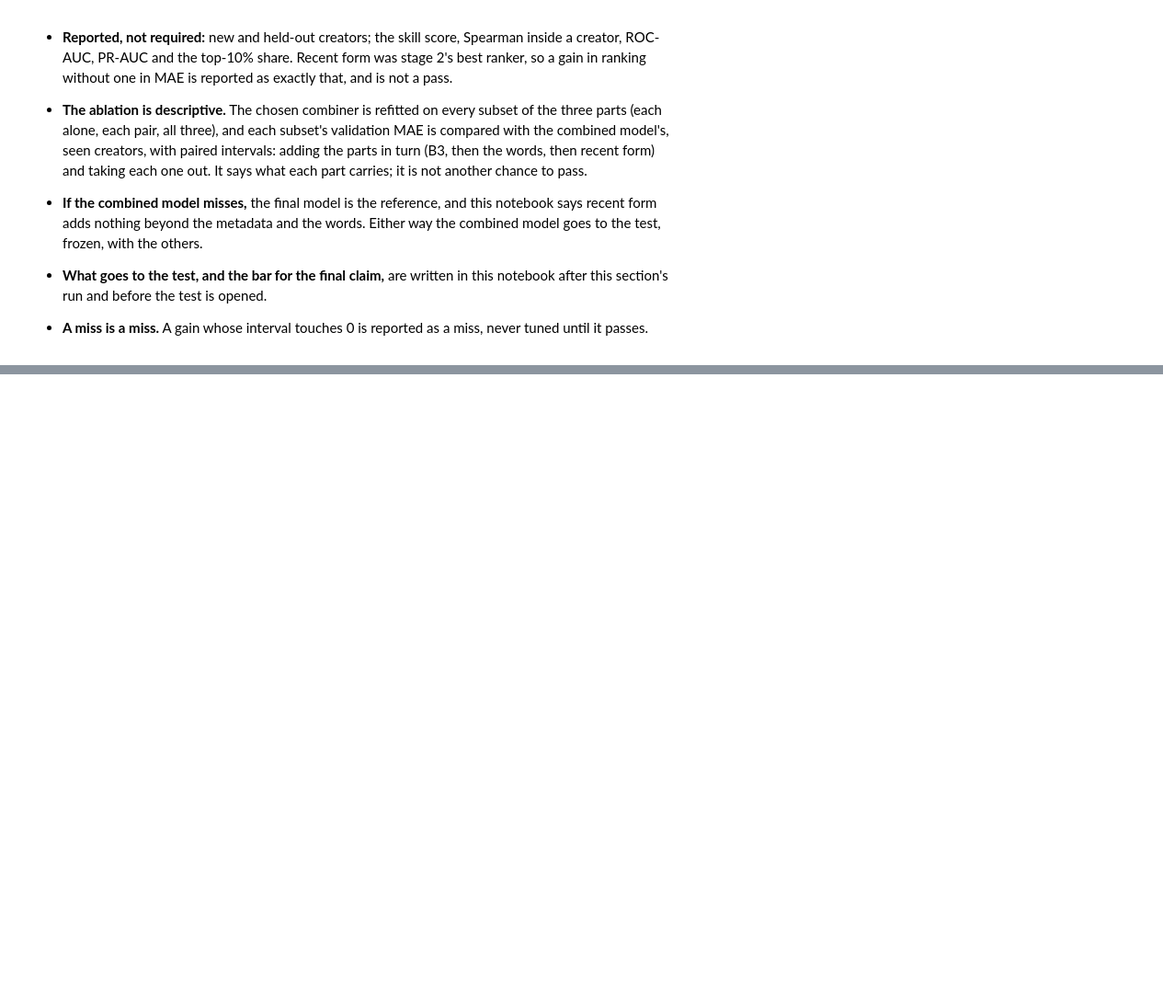
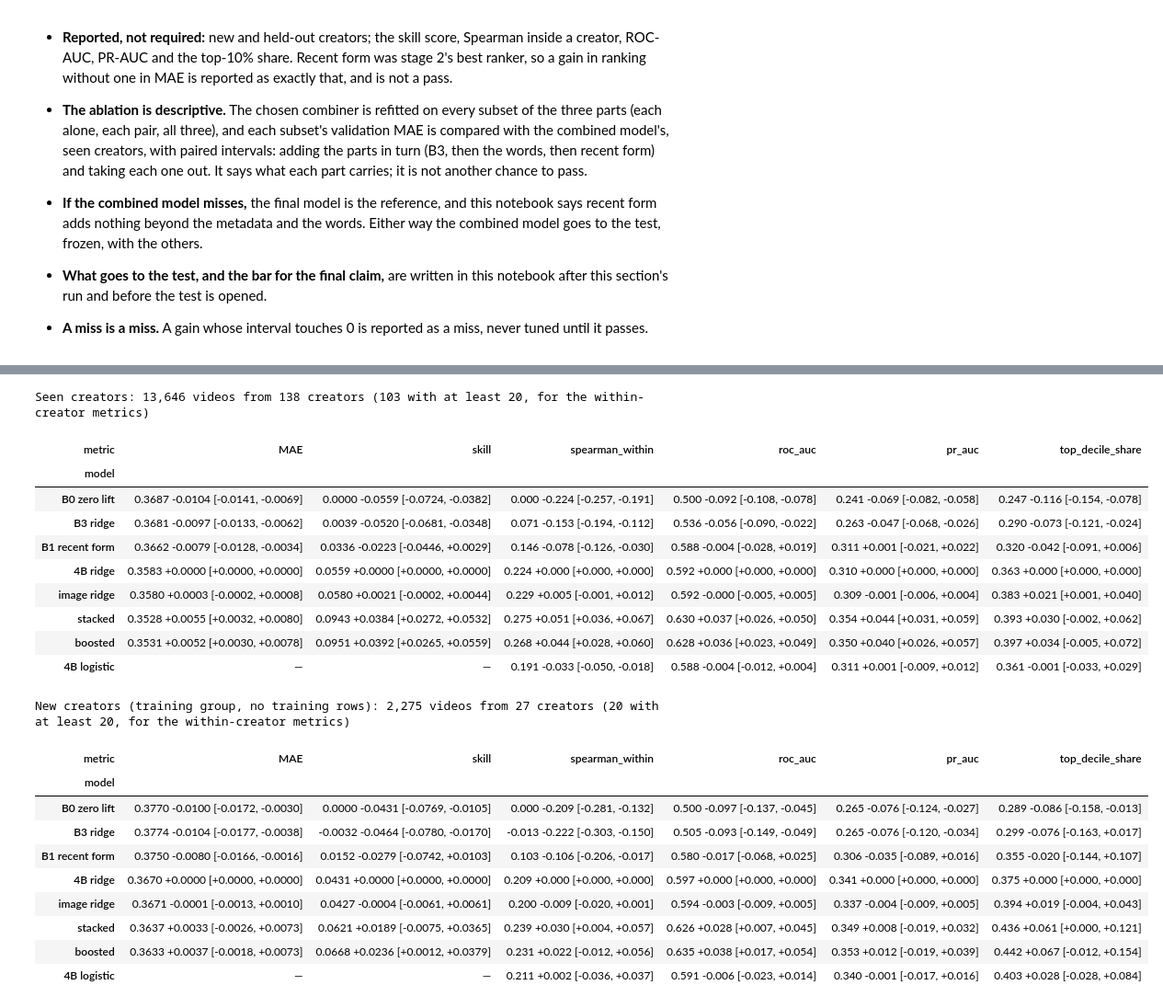
Before and after one commit to saricmilos/share-rate-prediction, a Jupyter notebook: notebooks/05_results.ipynb, the cells around one changed output, grey strips where cells are left out. Shown at 92% size. Drawn from its saved outputs; the diff is of its cells as text; code cells hidden in the pictures; blank space fills up the shorter version.

```diff
--- a/notebooks/05_results.ipynb
+++ b/notebooks/05_results.ipynb
@@ -76,0 +296,19 @@ This cell was written, and committed, before any combined model was fitted or sc
+# %%
+b3_part = predictions["B3 ridge"].copy()  # validation rows: the full fits
+words_part = words.copy()
+for k in range(5):
+    held = folds == k
+    b3_k = b3_model().fit(features[training & ~held], lift[training & ~held])  # B3 on the other four folds
+    b3_pred = b3_k.predict(features)
+    w, b = gram_text.fit(lift - b3_pred, TEXT_ALPHA, leave_out=k)  # the words head on what that B3 leaves
+    b3_part[held] = b3_pred[held]
+    words_part[held] = gram_text.predict(w, b, held)
+assert ((folds >= 0) == training).all()  # every training row got its out-of-fold parts
+reference_oof = b3_part + words_part  # B3 + 4B ridge, out of fold on the training rows
+
+print(f"B3 + 4B ridge misses the training rows by {mae(predictions['4B ridge'], training):.4f} in sample and "
+      f"{mae(reference_oof, training):.4f} out of fold")
+print(f"The words' correction on the training rows: standard deviation {words[training].std():.4f} in sample, "
+      f"{words_part[training].std():.4f} out of fold; on validation {words[validation].std():.4f}")
+assert round(mae(reference_oof, training), 4) == 0.3600  # notebook 04_image, cell 23
+del gram_text  # 2 GB of X'X: the folds are done, and the full fit's weights are kept
@@ -76,0 +497,61 @@ This cell was written, and committed, before any combined model was fitted or sc
+# %%
+LIFT_METRICS = ["MAE", "skill"]  # need a lift; the others only need an order
+DIGITS = {"MAE": 4, "skill": 4}
+MODELS = ["B0 zero lift", "B3 ridge", "B1 recent form", "4B ridge", "image ridge", "stacked", "boosted", "4B logistic"]
+
+
+def score_table(preds, rows, base, y=None, who=None):
+    # Every metric for every prediction on `rows`, with the paired gain over `base`; logistic scores skip MAE and skill
+    y = lift if y is None else y
+    who = creator if who is None else who
+    out = []
+    for metric_name, (metric, lower_is_better) in METRICS.items():
+        chosen = {m: p[rows] for m, p in preds.items() if metric_name not in LIFT_METRICS or "logistic" not in m}
+        table = paired_creator_bootstrap(metric, y[rows], chosen, who[rows], base=base,
+                                         lower_is_better=lower_is_better, n_boot=N_BOOT, seed=SEED)
+        out.append(table.assign(metric=metric_name).rename_axis("model").reset_index())
+    return pd.concat(out, ignore_index=True)
+
+
+def cell(row):
+    digits = DIGITS.get(row.metric, 3)
+    gain, low, high = row.gain + 0.0, row.gain_low + 0.0, row.gain_high + 0.0  # + 0.0 turns -0.0 into 0.0
+    return f"{row.value:.{digits}f}  {gain:+.{digits}f} [{low:+.{digits}f}, {high:+.{digits}f}]"
+
+
+def show(table, order):
+    display(table.assign(text=table.apply(cell, axis=1)).pivot(index="model", columns="metric", values="text")
+            .reindex(index=order, columns=list(METRICS)).fillna("—"))
+
+
+every = predictions | scores
+validation_tables = {}
+for g in GROUPS:
+    rows = validation & (group == g)
+    print(f"\n{GROUP_NAMES[g]}: {rows.sum():,} videos from {len(set(creator[rows]))} creators "
+          f"({eligible_creators(pd.factorize(creator[rows])[0])} with at least 20, for the within-creator metrics)")
+    validation_tables[g] = score_table({m: every[m] for m in MODELS}, rows, base="4B ridge")
+    show(validation_tables[g], MODELS)
+# %% [output]
+Seen creators: 13,646 videos from 138 creators (103 with at least 20, for the within-creator metrics)
+| metric | MAE | skill | spearman_within | roc_auc | pr_auc | top_decile_share |
+| model |  |  |  |  |  |  |
+| B0 zero lift | 0.3687 -0.0104 [-0.0141, -0.0069] | 0.0000 -0.0559 [-0.0724, -0.0382] | 0.000 -0.224 [-0.257, -0.191] | 0.500 -0.092 [-0.108, -0.078] | 0.241 -0.069 [-0.082, -0.058] | 0.247 -0.116 [-0.154, -0.078] |
+| B3 ridge | 0.3681 -0.0097 [-0.0133, -0.0062] | 0.0039 -0.0520 [-0.0681, -0.0348] | 0.071 -0.153 [-0.194, -0.112] | 0.536 -0.056 [-0.090, -0.022] | 0.263 -0.047 [-0.068, -0.026] | 0.290 -0.073 [-0.121, -0.024] |
+| B1 recent form | 0.3662 -0.0079 [-0.0128, -0.0034] | 0.0336 -0.0223 [-0.0446, +0.0029] | 0.146 -0.078 [-0.126, -0.030] | 0.588 -0.004 [-0.028, +0.019] | 0.311 +0.001 [-0.021, +0.022] | 0.320 -0.042 [-0.091, +0.006] |
+| 4B ridge | 0.3583 +0.0000 [+0.0000, +0.0000] | 0.0559 +0.0000 [+0.0000, +0.0000] | 0.224 +0.000 [+0.000, +0.000] | 0.592 +0.000 [+0.000, +0.000] | 0.310 +0.000 [+0.000, +0.000] | 0.363 +0.000 [+0.000, +0.000] |
+| image ridge | 0.3580 +0.0003 [-0.0002, +0.0008] | 0.0580 +0.0021 [-0.0002, +0.0044] | 0.229 +0.005 [-0.001, +0.012] | 0.592 -0.000 [-0.005, +0.005] | 0.309 -0.001 [-0.006, +0.004] | 0.383 +0.021 [+0.001, +0.040] |
+| stacked | 0.3528 +0.0055 [+0.0032, +0.0080] | 0.0943 +0.0384 [+0.0272, +0.0532] | 0.275 +0.051 [+0.036, +0.067] | 0.630 +0.037 [+0.026, +0.050] | 0.354 +0.044 [+0.031, +0.059] | 0.393 +0.030 [-0.002, +0.062] |
+| boosted | 0.3531 +0.0052 [+0.0030, +0.0078] | 0.0951 +0.0392 [+0.0265, +0.0559] | 0.268 +0.044 [+0.028, +0.060] | 0.628 +0.036 [+0.023, +0.049] | 0.350 +0.040 [+0.026, +0.057] | 0.397 +0.034 [-0.005, +0.072] |
+| 4B logistic | — | — | 0.191 -0.033 [-0.050, -0.018] | 0.588 -0.004 [-0.012, +0.004] | 0.311 +0.001 [-0.009, +0.012] | 0.361 -0.001 [-0.033, +0.029] |
+New creators (training group, no training rows): 2,275 videos from 27 creators (20 with at least 20, for the within-creator metrics)
+| metric | MAE | skill | spearman_within | roc_auc | pr_auc | top_decile_share |
+| model |  |  |  |  |  |  |
+| B0 zero lift | 0.3770 -0.0100 [-0.0172, -0.0030] | 0.0000 -0.0431 [-0.0769, -0.0105] | 0.000 -0.209 [-0.281, -0.132] | 0.500 -0.097 [-0.137, -0.045] | 0.265 -0.076 [-0.124, -0.027] | 0.289 -0.086 [-0.158, -0.013] |
+| B3 ridge | 0.3774 -0.0104 [-0.0177, -0.0038] | -0.0032 -0.0464 [-0.0780, -0.0170] | -0.013 -0.222 [-0.303, -0.150] | 0.505 -0.093 [-0.149, -0.049] | 0.265 -0.076 [-0.120, -0.034] | 0.299 -0.076 [-0.163, +0.017] |
+| B1 recent form | 0.3750 -0.0080 [-0.0166, -0.0016] | 0.0152 -0.0279 [-0.0742, +0.0103] | 0.103 -0.106 [-0.206, -0.017] | 0.580 -0.017 [-0.068, +0.025] | 0.306 -0.035 [-0.089, +0.016] | 0.355 -0.020 [-0.144, +0.107] |
+| 4B ridge | 0.3670 +0.0000 [+0.0000, +0.0000] | 0.0431 +0.0000 [+0.0000, +0.0000] | 0.209 +0.000 [+0.000, +0.000] | 0.597 +0.000 [+0.000, +0.000] | 0.341 +0.000 [+0.000, +0.000] | 0.375 +0.000 [+0.000, +0.000] |
+| image ridge | 0.3671 -0.0001 [-0.0013, +0.0010] | 0.0427 -0.0004 [-0.0061, +0.0061] | 0.200 -0.009 [-0.020, +0.001] | 0.594 -0.003 [-0.009, +0.005] | 0.337 -0.004 [-0.009, +0.005] | 0.394 +0.019 [-0.004, +0.043] |
+| stacked | 0.3637 +0.0033 [-0.0026, +0.0073] | 0.0621 +0.0189 [-0.0075, +0.0365] | 0.239 +0.030 [+0.004, +0.057] | 0.626 +0.028 [+0.007, +0.045] | 0.349 +0.008 [-0.019, +0.032] | 0.436 +0.061 [+0.000, +0.121] |
+| boosted | 0.3633 +0.0037 [-0.0018, +0.0073] | 0.0668 +0.0236 [+0.0012, +0.0379] | 0.231 +0.022 [-0.012, +0.056] | 0.635 +0.038 [+0.017, +0.054] | 0.353 +0.012 [-0.019, +0.039] | 0.442 +0.067 [-0.012, +0.154] |
+| 4B logistic | — | — | 0.211 +0.002 [-0.036, +0.037] | 0.591 -0.006 [-0.023, +0.014] | 0.340 -0.001 [-0.017, +0.016] | 0.403 +0.028 [-0.028, +0.084] |
```
Also changed, not shown: parts of 38 cells of this notebook, 1 other file.
